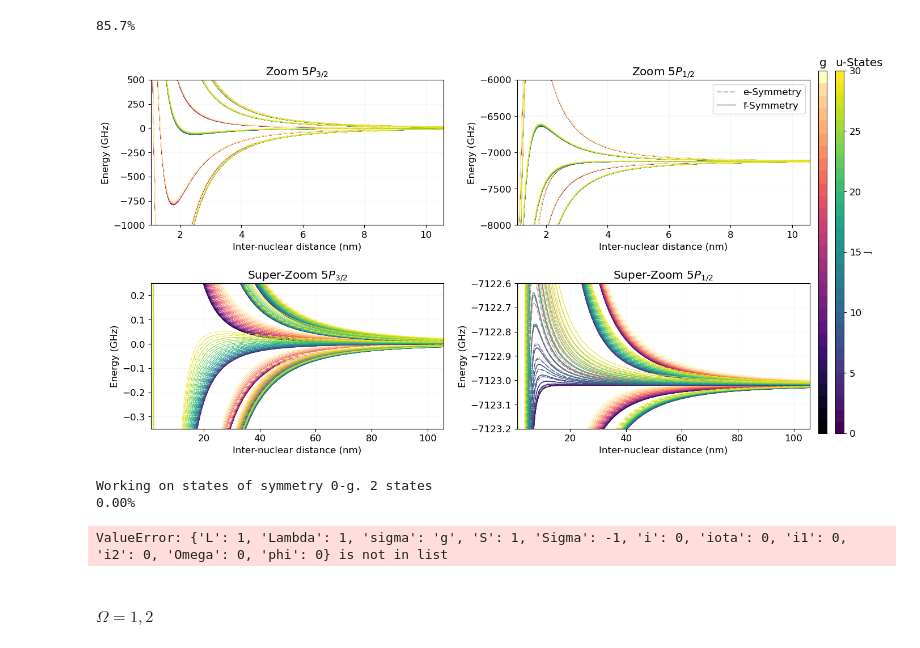
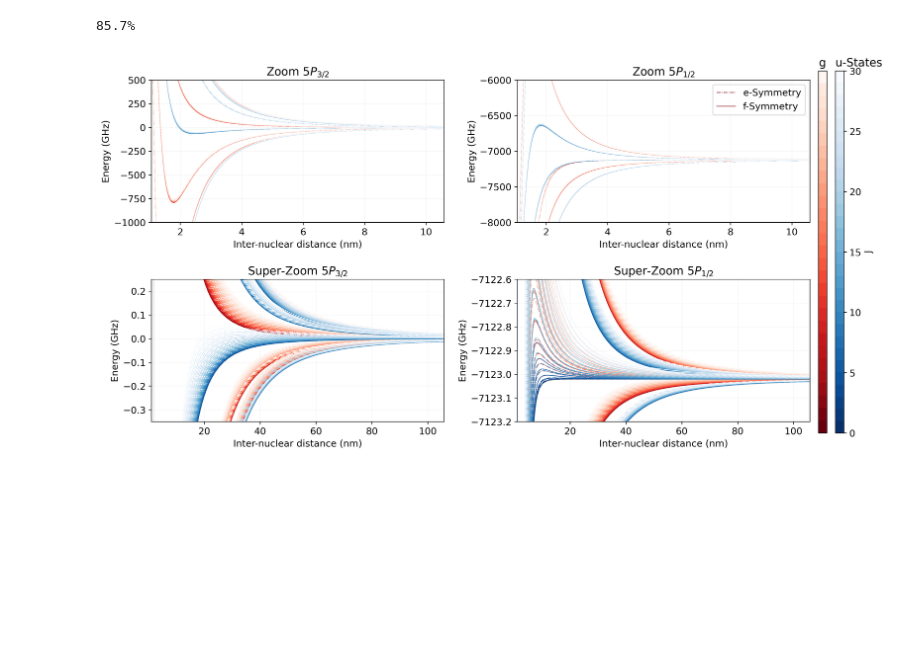
Before and after one commit to aquirdTurtle/Molecules_Code_New, a Jupyter notebook: New_Rotation_Calculation_Work.ipynb, the cells around one changed output. Drawn from its saved outputs; the diff is of its cells as text; code cells hidden in the pictures; blank space fills up the shorter version.

Commit message:
starting rotation w/ Hyperfine

```diff
--- a/New_Rotation_Calculation_Work.ipynb
+++ b/New_Rotation_Calculation_Work.ipynb
@@ -113,6 +117,3 @@ print(DeltaVal, C_3_val)
 ## Create Symmetrized Fine Structure Hamiltonians
 # %% [markdown]
 ### $\Omega=0$
-# %%
-for x in mostlySymmetrizedBases['1g']:
-    print(x)
@@ -123,3 +119,0 @@ for x in mostlySymmetrizedBases['1g']:
-# %%
-for x in symmetrizedBases['0-g']:
-    print(x)
@@ -559,24 +455,0 @@ def coef(ell, parity, J_,
-# %%
-# So I need to construct valid coefficients
-j_b = 1/2
-
-J_=0
-ell=0
-parity=1
-
-total = 0
-L_ = 1
-Lambda=0
-S_ = 1
-Sigma=0
-
-for j_a in [1/2,3/2]:
-    for j_ in np.arange(abs(j_a-j_b),j_a+j_b+1,1):
-        for Omega in np.arange(-j_,j_+1,1):
-            val = coef(ell, parity, J_,
-                    j_,Omega,j_a,j_b,
-                    L_, Lambda,1,0,
-                    S_, Sigma,1/2,1/2)**2
-            print('j',j_,'Omega',Omega,'j_a',j_a,'j_b',j_b,'\t',val)
-            total += val
-print('total:',total)
@@ -869,2 +680,0 @@ import matplotlib
-# %%
-matplotlib.rcParams['font.size'] = 12
@@ -873,9 +681,11 @@ plt.cm.
 # %%
+mpl.rcParams['font.size'] = 12
+mpl.rcParams['figure.dpi']=300
 fig, axs = plt.subplots(2,2,figsize=(15,8))
 fig.subplots_adjust(wspace=0.25,hspace=0.4)
 JvLim = 30
-gCmapName='magma'
-uCmapName='viridis'
+gCmapName='Reds_r'
+uCmapName='Blues_r'
 colors_u, _ = misc.getColors(JvLim+1,cmStr=uCmapName)
 colors_g, _ = misc.getColors(JvLim+1,cmStr=gCmapName)
 gCmap = plt.get_cmap(gCmapName, JvLim)
@@ -927,38 +737,31 @@ axs[1,0].set_title('Super-Zoom $5P_{3/2}""$')
 axs[1,0].set_xlim(min(Rvals)*1e9,max(Rvals)*1e9)
 axs[1,0].set_ylim(-0.35, 0.25)
 
 axs[0,1].set_title('Zoom $5P_{1/2}$')
 axs[0,1].set_xlim(min(Rvals)*1e9,max(Rvals)*1e9/10)
 axs[0,1].set_ylim(-8000, -6000);
 axs[0,1].legend()
 
 axs[1,1].set_title('Super-Zoom $5P_{1/2}$')
 axs[1,1].set_xlim(min(Rvals)*1e9,max(Rvals)*1e9)
 
 center=-7122.9
 width=0.3
 axs[1,1].set_ylim(center-width, center+width);
 
 fig.subplots_adjust( right=0.9 )
 
 norm = mpl.colors.BoundaryNorm(np.arange(JvLim), JvLim)
 sm = plt.cm.ScalarMappable(cmap=gCmap, norm=norm)#plt.Normalize(vmin=0, vmax=JvLim))
 cbar_ax = fig.add_axes([0.91, 0.1, 0.01, 0.8])
 cb = fig.colorbar(sm, cax=cbar_ax, ticks=np.arange(JvLim)+0.5, spacing='uniform')
 cb.ax.set_title("g")
 cb.set_ticks([])
 
 sm = plt.cm.ScalarMappable(cmap=uCmap, norm=plt.Normalize(vmin=0, vmax=JvLim))
 cbar_ax2 = fig.add_axes([0.93, 0.1, 0.01, 0.8])
 cb = fig.colorbar(sm, cax=cbar_ax2, spacing='uniform')
 cb.ax.set_title("u-States", loc='left')
-#cb.set_ticks(ticks=np.arange(JvLim)+0.5)
-#cb.set_ticklabels(np.arange(JvLim))
 cb.set_label('J')
-
-#axs[2,0].set_xlim(1.41,1.42)
-#axs[2,0].set_ylim(-3170,-3160)
-#axs[2,1].set_xlim(min(Rvals)*1e9, max(Rvals)*1e9)
-#plt.savefig('Movre-Pischler-Super-Rotating.png', dpi=200)
 # %% [output]
-[figure, old version]
+[figure, new version]
@@ -988,33 +767,0 @@ def getFsH(caseABasis):
-# %%
-H_fs_phi, H_hfs_phi = {}, {}
-for label, base in symmetrizedBases.items():
-    IPython.display.clear_output(wait=True)
-    print('Working on states of symmetry ' + label +". " + str(len(base)) + " states")
-    fsStates, hfsStates = [],[]
-    for num, state in enumerate(base):
-        misc.reportProgress(num, len(base))
-        indexes, signs = mol.caseASymHfsToMostlySym(state, caseAMostlySymHfs, indexes=True)
-        symHfsState, symFsState = 0, 0
-        # construct the correct superposition which will preserve the symmetry of the given base.
-        # This should be only either 1 or 2 iterations in this loop.
-        print(indexes, signs)
-        if state['|Omega|'] != 0: # a bit hackish
-            indexes = [indexes[0]]
-            signs = [signs[0]]
-        for index, sign in zip(indexes,signs):
-            caseAState = caseAMostlySymHfs[index] # alias
-            sigma = mol.g if caseAState["sigma"] == "g" else mol.u
-            nuclearNums = [caseAState['i'], caseAState['iota'],caseAState['i1'],caseAState['i2']]
-            oalNums = (caseAState["L"], caseAState["Lambda"], 1, 0) # oal = "orbital angular momentum"
-            spinNums = (caseAState["S"], caseAState["Sigma"], 1/2, 1/2)
-            symFsState += sign * mol.caseAToAtomic( oalNums, spinNums, nuclearNums, sigma, lsiBasis, basisChange=lsToJOp )
-        fsStates.append(symFsState / np.sqrt(len(indexes)));
-    # now that I know the atomic representation of all the caseA states,
-    # I can create the fine structure and hyperfine structure hamiltonian for this set of caseA states.
-    H_fs_phi[label] = mol.convertH_toCaseABasis( fsStates, fsOperator * 2 * DeltaVal / 3, offset = -1/2* 2 * E_FS_5P12_5P32 / 3)
-# %% [output]
-Working on states of symmetry 0-g. 2 states
-0.00%
-ValueError: {'L': 1, 'Lambda': 1, 'sigma': 'g', 'S': 1, 'Sigma': -1, 'i': 0, 'iota': 0, 'i1': 0, 'i2': 0, 'Omega': 0, 'phi': 0} is not in list
-# %% [markdown]
-#### $\Omega=1,2$
```
Also changed, not shown: parts of 33 cells of this notebook, 2 other files.
